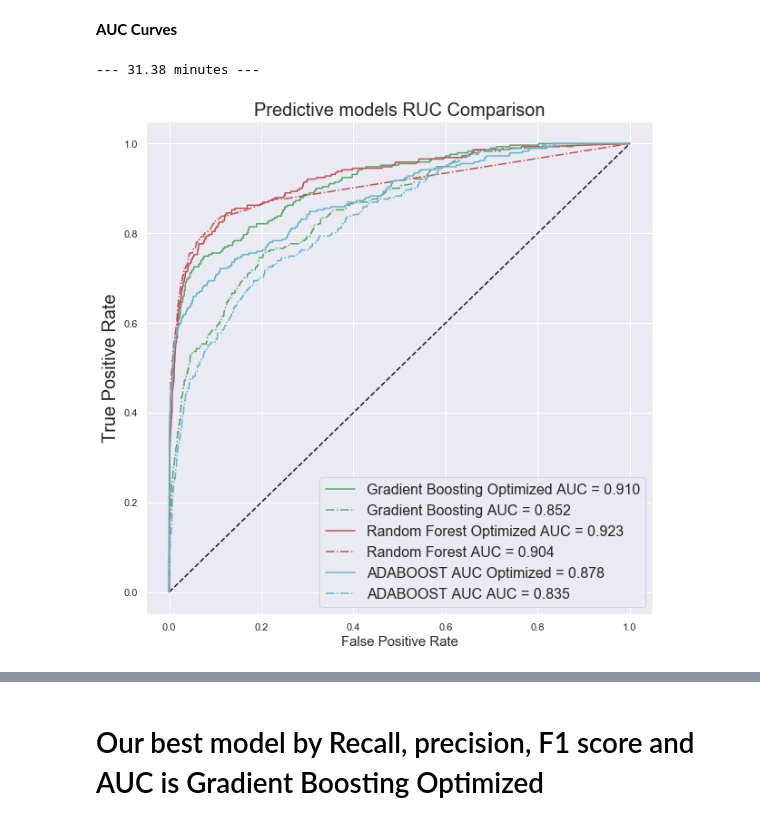
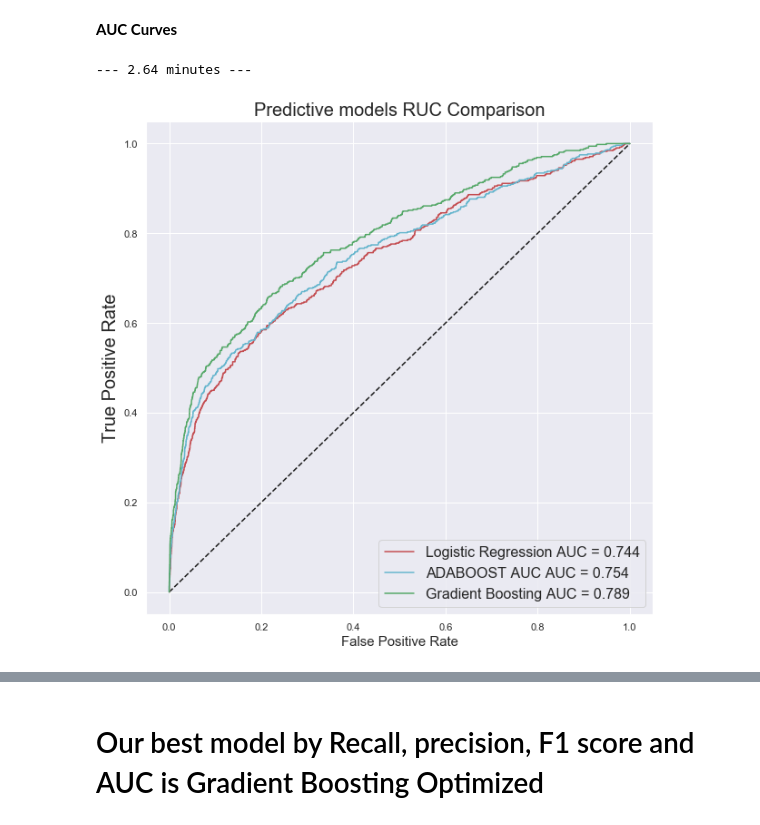
Before and after one commit to ophirshurany/Data-Science-, a Jupyter notebook: Data_Science_NB.ipynb, the cells around one changed output, grey strips where cells are left out. Cells and saved outputs as stored; diff of their text form; code cells hidden in the pictures.

```diff
--- a/Data_Science_NB.ipynb
+++ b/Data_Science_NB.ipynb
@@ -603,11 +610,11 @@ Data is imbalanced, therefore we used Upsampling. Due to overfitting results due
 # %%
 y_train_no_yes=y_train.value_counts()
-df_majority = df_DBSCAN[df_DBSCAN.y==0]
-df_minority = df_DBSCAN[df_DBSCAN.y==1]
+df_majority = data_scaled_DB[data_scaled_DB.y==0]
+df_minority = data_scaled_DB[data_scaled_DB.y==1]
 # Upsample minority class
 df_minority_upsampled = resample(df_minority,
                                  replace=True,     # sample with replacement
-                                 n_samples=int(y_train_no_yes[0]/16),    # take a bunch from majority class
+                                 n_samples=int(y_train_no_yes[0]),    # take a bunch from majority class
                                  random_state=123) # reproducible results
 df_upsampled = pd.concat([df_majority, df_minority_upsampled])
 df_upsampled.y.value_counts()
@@ -719,14 +677,0 @@ RandomForestClassifier(bootstrap=False, ccp_alpha=0.0, class_weight=None,
-# %%
-#NO OPTIMIZATION
-rfc.fit(x_train, y_train)
-rfc.fit(x_train, y_train)
-predictions_rfc_reg = rfc.predict(x_test)
-CM_rfc_reg=confusion_matrix(y_test, predictions_rfc_reg)
-df_cm = pd.DataFrame(CM_rfc_reg, index = ["Predicted No","Predicted Yes"],
-                  columns = ["Actual No","Actual Yes"])
-print(classification_report(y_test, predictions_rfc_reg,target_names=["no","yes"]))
-#AUC
-probs_rfc_reg = rfc.predict_proba(x_test)
-preds_rfc_reg = probs_rfc_reg[:,1]
-fprrfc_reg, tprrfc_reg, thresholdrfc_reg = metrics.roc_curve(y_test, preds_rfc_reg)
-roc_aucrfc_reg = metrics.auc(fprrfc_reg, tprrfc_reg)
@@ -853,14 +727,0 @@ AdaBoostClassifier(algorithm='SAMME.R',
-# %%
-#NO OPTIMIZATION
-ADA.fit(x_train, y_train)
-ADA.fit(x_train, y_train)
-predictions_ADA_reg = ADA.predict(x_test)
-CM_ADA_reg=confusion_matrix(y_test, predictions_ADA_reg)
-df_cm = pd.DataFrame(CM_ADA_reg, index = ["Predicted No","Predicted Yes"],
-                  columns = ["Actual No","Actual Yes"])
-print(classification_report(y_test, predictions_ADA_reg,target_names=["no","yes"]))
-#AUC
-probs_ADA_reg = ADA.predict_proba(x_test)
-preds_ADA_reg = probs_ADA_reg[:,1]
-fprADA_reg, tprADA_reg,thresholdADA_reg = metrics.roc_curve(y_test, preds_ADA_reg)
-roc_aucADA_reg = metrics.auc(fprADA_reg, tprADA_reg)
@@ -990,18 +780,15 @@ weighted avg       0.95      0.96      0.94      5754
 # %%
 sns.set()
 plt.figure(figsize=(10, 10))
 plt.plot([0, 1], [0, 1],'k--')
 plt.title('Predictive models RUC Comparison',fontsize=20)
 plt.ylabel('True Positive Rate',fontsize=20)
 plt.xlabel('False Positive Rate',fontsize=15)
-plt.plot(fprgrd, tprgrd,'-g', label = 'Gradient Boosting Optimized AUC = %0.3f' % roc_aucgrd)
-plt.plot(fprgrd_reg, tprgrd_reg,'-.g', label = 'Gradient Boosting AUC = %0.3f' % roc_aucgrd_reg)
-plt.plot(fprrfc, tprrfc,'-r', label = 'Random Forest Optimized AUC = %0.3f' % roc_aucrfc)
-plt.plot(fprrfc_reg, tprrfc_reg,'-.r', label = 'Random Forest AUC = %0.3f' % roc_aucrfc_reg)
-plt.plot(fprADA, tprADA,'-c', label = 'ADABOOST AUC Optimized = %0.3f' % roc_aucADA)
-plt.plot(fprADA_reg, tprADA_reg,'-.c', label = 'ADABOOST AUC AUC = %0.3f' % roc_aucADA_reg)
+plt.plot(fprLR, tprLR,'-r', label = 'Logistic Regression AUC = %0.3f' % roc_aucLR)
+plt.plot(fprADA, tprADA,'-c', label = 'ADABOOST AUC AUC = %0.3f' % roc_aucADA)
+plt.plot(fprgrd, tprgrd,'-g', label = 'Gradient Boosting AUC = %0.3f' % roc_aucgrd)
 plt.legend(loc = 'lower right', prop={'size': 16})
 print("--- %s minutes ---" % (round(time.time()/60 - start_time/60,2)))
 # %% [output]
---- 31.38 minutes ---
+--- 2.64 minutes ---
-[figure, old version]
+[figure, new version]
```
Also changed, not shown: parts of 21 cells of this notebook.
